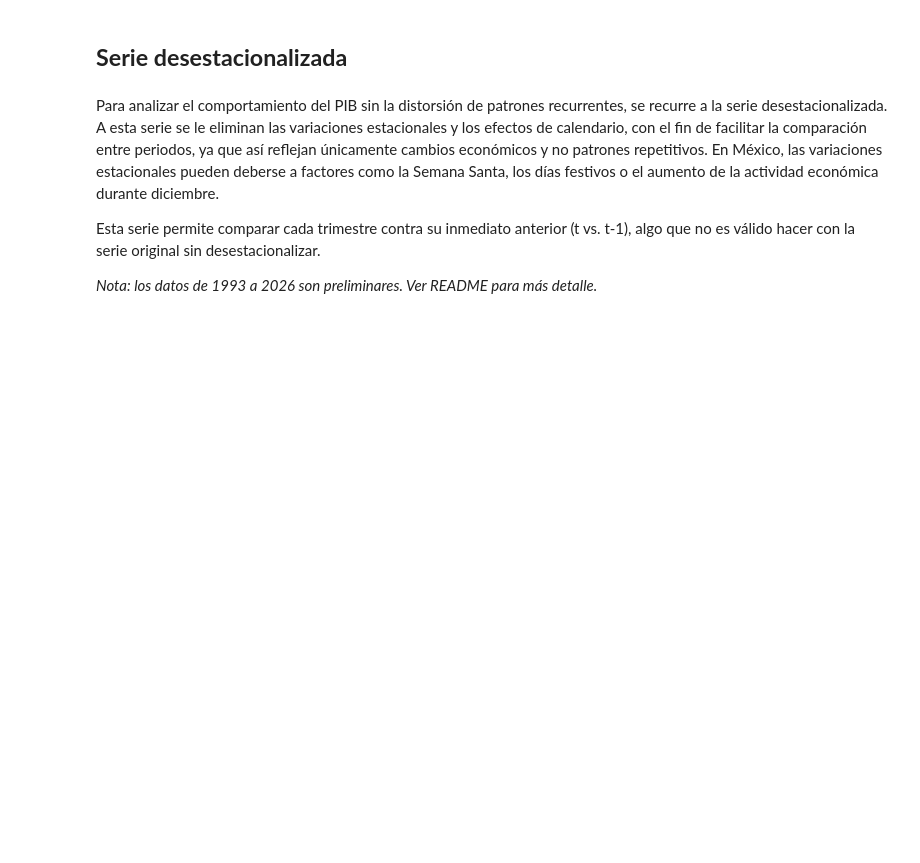
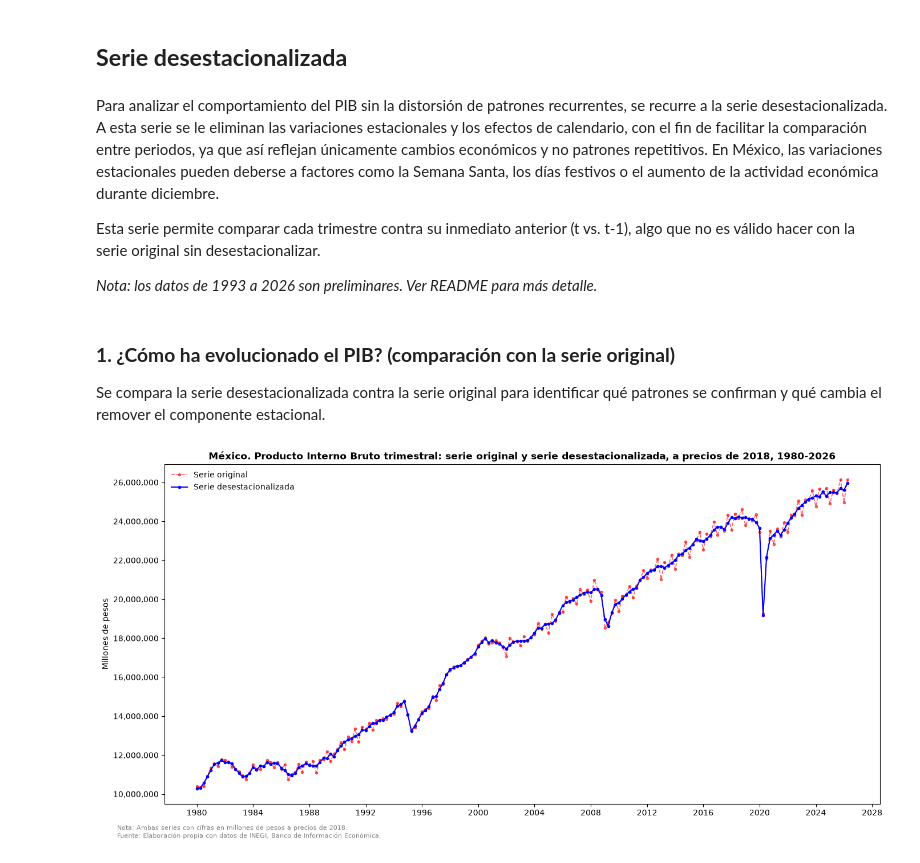
Before and after one commit to Jose-Castanedas/pib_mexico, a Jupyter notebook: notebooks/analisis_pib.ipynb, the cells around one changed output. Saved outputs shown, nothing was run; the diff lists cells and outputs as text; code cells hidden in the pictures; blank space fills up the shorter version.

Commit message:
feat: agrega gráfica de comparación entre series

```diff
--- a/notebooks/analisis_pib.ipynb
+++ b/notebooks/analisis_pib.ipynb
@@ -245,3 +245,55 @@ Para analizar el comportamiento del PIB sin la distorsión de patrones recurrent
 Esta serie permite comparar cada trimestre contra su inmediato anterior (t vs. t-1), algo que no es válido hacer con la serie original sin desestacionalizar.
 
 *Nota: los datos de 1993 a 2026 son preliminares. Ver README para más detalle.*
+# %% [markdown]
+### **1. ¿Cómo ha evolucionado el PIB? (comparación con la serie original)**
+
+Se compara la serie desestacionalizada contra la serie original para identificar qué patrones se confirman y qué cambia el remover el componente estacional.
+# %%
+# Gráfica de la evolución del PIB (serie original y serie desestacionalizada)
+
+# 1. Preparación y conversión de los datos desestacionalizados
+
+pib_desest['fecha'] = pd.PeriodIndex(pib_desest['Periodos'].str.replace(r'(\d{4})/0?(\d)', r'\1Q\2', regex=True), freq='Q').to_timestamp()
+
+# 2. Crear la figura y la gráfica
+
+fig, ax = plt.subplots(figsize=(14, 7))
+
+ax.plot(pib_normal['fecha'], pib_normal['PIB'], linestyle='--', color='red', marker='.', linewidth=1.2, alpha=0.6, zorder=1, label='Serie original')
+ax.plot(pib_desest['fecha'], pib_desest['PIB'], color='blue', marker='.', linewidth=1.5, zorder=2, label='Serie desestacionalizada')
+
+ax.set_title('México. Producto Interno Bruto trimestral: serie original y serie desestacionalizada, a precios de 2018, 1980-2026', fontsize=12, fontweight='bold')
+
+# 3. Configurar los ejes
+
+# 3.1. Eje X
+
+ax.xaxis.set_major_locator(mdates.YearLocator(4))
+ax.xaxis.set_major_formatter(mdates.DateFormatter('%Y'))
+
+# 3.2. Eje Y
+
+ax.yaxis.set_major_formatter(ticker.FuncFormatter(lambda x, pos: f'{x:,.0f}'))
+ax.set_ylabel('Millones de pesos')
+
+# 4. Agregar leyenda
+
+ax.legend(loc='upper left', frameon=False, fontsize=10)
+
+# 5. Agrgar fuente y nota metodológica
+
+fig.text(0.03, 0.01, 'Fuente: Elaboración propia con datos de INEGI, Banco de Información Económica.', fontsize=8, color='grey', ha='left')
+fig.text(0.03, 0.03, 'Nota: Ambas series con cifras en millones de pesos a precios de 2018.', fontsize=8, color='grey', ha='left')
+
+plt.tight_layout(rect=[0, 0.04, 1, 1])
+
+# 6. Guardar gráfica en el directorio figures
+
+plt.savefig('../figures/grafica_03_comparacion_series.png', dpi=150, bbox_inches='tight')
+
+# 7. Mostrar gráfica
+
+plt.show()
+# %% [output]
+[figure, added]
```
Also changed, not shown: parts of 1 cell of this notebook, 1 other file.
